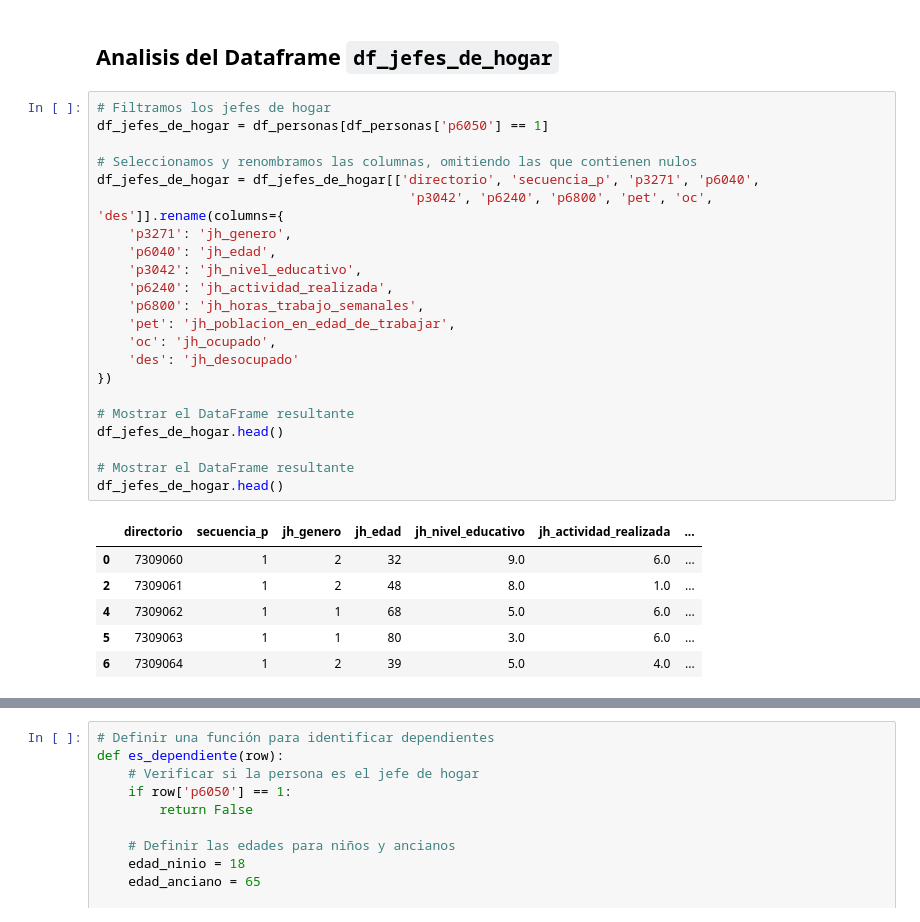
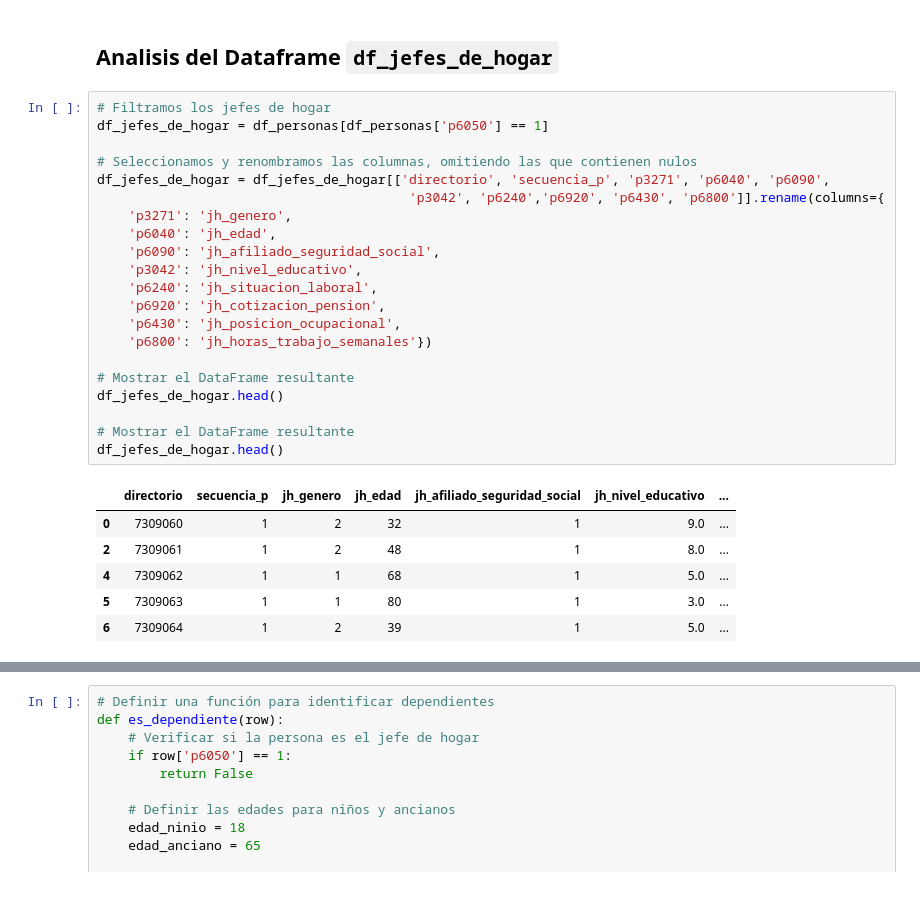
Before and after one commit to kellyninor/ProyectoCare, a Jupyter notebook: code/analisis_data.ipynb, the cells around one changed output, grey strips where cells are left out. Cells and saved outputs as stored; diff of their text form.

```diff
--- a/code/analisis_data.ipynb
+++ b/code/analisis_data.ipynb
@@ -1088,32 +1381,31 @@ Número de valores únicos en combinaciones de 'directorio' y 'secuencia_p': 277
 # %%
 # Filtramos los jefes de hogar
 df_jefes_de_hogar = df_personas[df_personas['p6050'] == 1]
 
 # Seleccionamos y renombramos las columnas, omitiendo las que contienen nulos
-df_jefes_de_hogar = df_jefes_de_hogar[['directorio', 'secuencia_p', 'p3271', 'p6040',
-                                        'p3042', 'p6240', 'p6800', 'pet', 'oc', 'des']].rename(columns={
+df_jefes_de_hogar = df_jefes_de_hogar[['directorio', 'secuencia_p', 'p3271', 'p6040', 'p6090',
+                                        'p3042', 'p6240','p6920', 'p6430', 'p6800']].rename(columns={
     'p3271': 'jh_genero',
     'p6040': 'jh_edad',
+    'p6090': 'jh_afiliado_seguridad_social',
     'p3042': 'jh_nivel_educativo',
-    'p6240': 'jh_actividad_realizada',
-    'p6800': 'jh_horas_trabajo_semanales',
-    'pet': 'jh_poblacion_en_edad_de_trabajar',
-    'oc': 'jh_ocupado',
-    'des': 'jh_desocupado'
-})
+    'p6240': 'jh_situacion_laboral',
+    'p6920': 'jh_cotizacion_pension',
+    'p6430': 'jh_posicion_ocupacional',
+    'p6800': 'jh_horas_trabajo_semanales'})
 
 # Mostrar el DataFrame resultante
 df_jefes_de_hogar.head()
 
 # Mostrar el DataFrame resultante
 df_jefes_de_hogar.head()
 # %% [output]
-|  | directorio | secuencia_p | jh_genero | jh_edad | jh_nivel_educativo | jh_actividad_realizada | ... |
-| 0 | 7309060 | 1 | 2 | 32 | 9.0 | 6.0 | ... |
-| 2 | 7309061 | 1 | 2 | 48 | 8.0 | 1.0 | ... |
-| 4 | 7309062 | 1 | 1 | 68 | 5.0 | 6.0 | ... |
-| 5 | 7309063 | 1 | 1 | 80 | 3.0 | 6.0 | ... |
-| 6 | 7309064 | 1 | 2 | 39 | 5.0 | 4.0 | ... |
+|  | directorio | secuencia_p | jh_genero | jh_edad | jh_afiliado_seguridad_social | jh_nivel_educativo | ... |
+| 0 | 7309060 | 1 | 2 | 32 | 1 | 9.0 | ... |
+| 2 | 7309061 | 1 | 2 | 48 | 1 | 8.0 | ... |
+| 4 | 7309062 | 1 | 1 | 68 | 1 | 5.0 | ... |
+| 5 | 7309063 | 1 | 1 | 80 | 1 | 3.0 | ... |
+| 6 | 7309064 | 1 | 2 | 39 | 1 | 5.0 | ... |
 # %% [markdown]
 Las columnas seleccionadas del DataFrame df_jefes_de_hogar son cruciales para responder la pregunta de investigación sobre cómo CARE puede identificar y segmentar los hogares en Colombia para diseñar intervenciones más personalizadas y efectivas. A continuación, se explica cómo cada columna contribuye a este objetivo:
 
```
Also changed, not shown: parts of 54 cells of this notebook, 2 other files.
